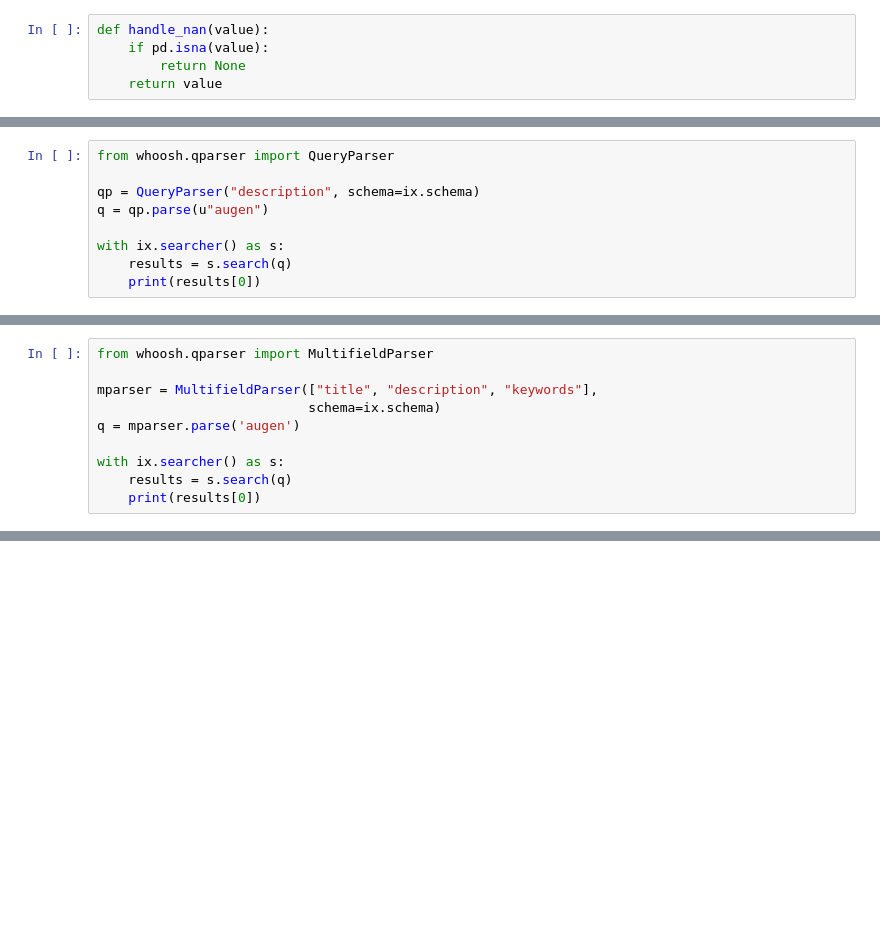
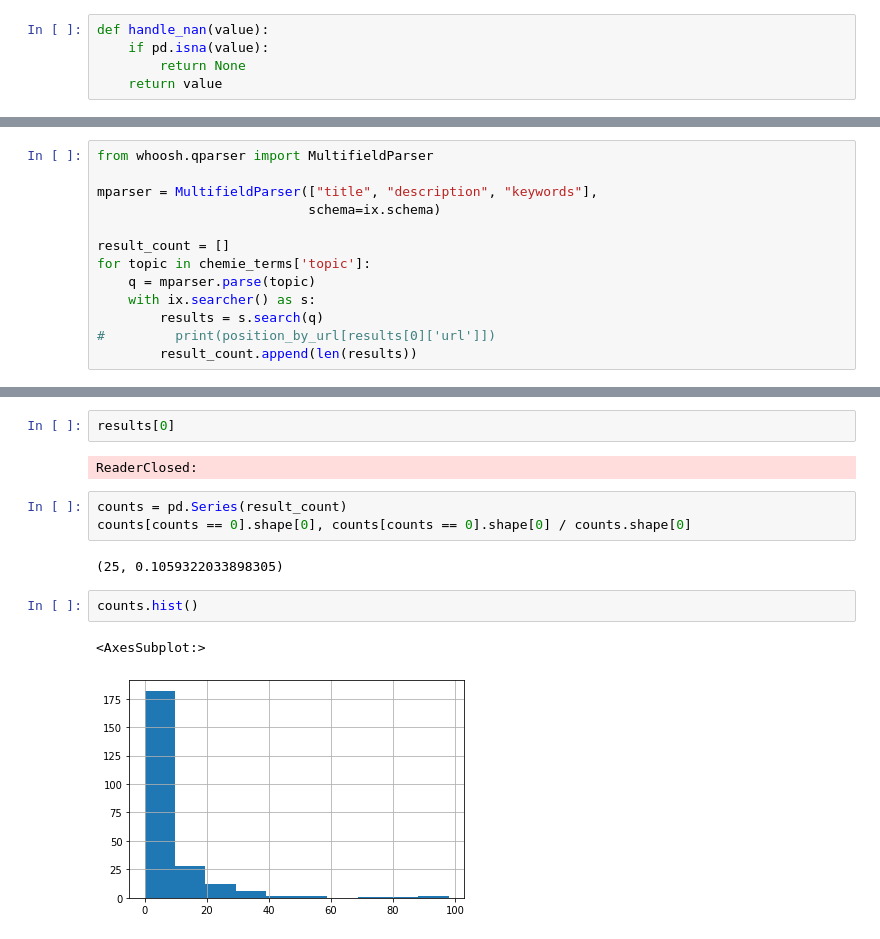
Before and after one commit to rxvl-d/elixier-scraper, a Jupyter notebook: notebook/index-whoosh.ipynb, the cells around one changed output, grey strips where cells are left out. Saved outputs shown, nothing was run; the diff lists cells and outputs as text; blank space fills up the shorter version.

```diff
--- a/notebook/index-whoosh.ipynb
+++ b/notebook/index-whoosh.ipynb
@@ -84,9 +88,0 @@ searcher=ix.searcher()
-# %%
-from whoosh.qparser import QueryParser
-
-qp = QueryParser("description", schema=ix.schema)
-q = qp.parse(u"augen")
-
-with ix.searcher() as s:
-    results = s.search(q)
-    print(results[0])
@@ -97,9 +389,12 @@ from whoosh.qparser import MultifieldParser
 
 mparser = MultifieldParser(["title", "description", "keywords"],
                            schema=ix.schema)
-q = mparser.parse('augen')
 
-with ix.searcher() as s:
-    results = s.search(q)
-    print(results[0])
+result_count = []
+for topic in chemie_terms['topic']:
+    q = mparser.parse(topic)
+    with ix.searcher() as s:
+        results = s.search(q)
+#         print(position_by_url[results[0]['url']])
+        result_count.append(len(results))
 # %% [output]
@@ -106,0 +421,14 @@ with ix.searcher() as s:
+# %%
+results[0]
+# %% [output]
+ReaderClosed:
+# %%
+counts = pd.Series(result_count)
+counts[counts == 0].shape[0], counts[counts == 0].shape[0] / counts.shape[0]
+# %% [output]
+(25, 0.1059322033898305)
+# %%
+counts.hist()
+# %% [output]
+<AxesSubplot:>
+[figure, added]
```
Also changed, not shown: parts of 21 cells of this notebook, 8 other files.
